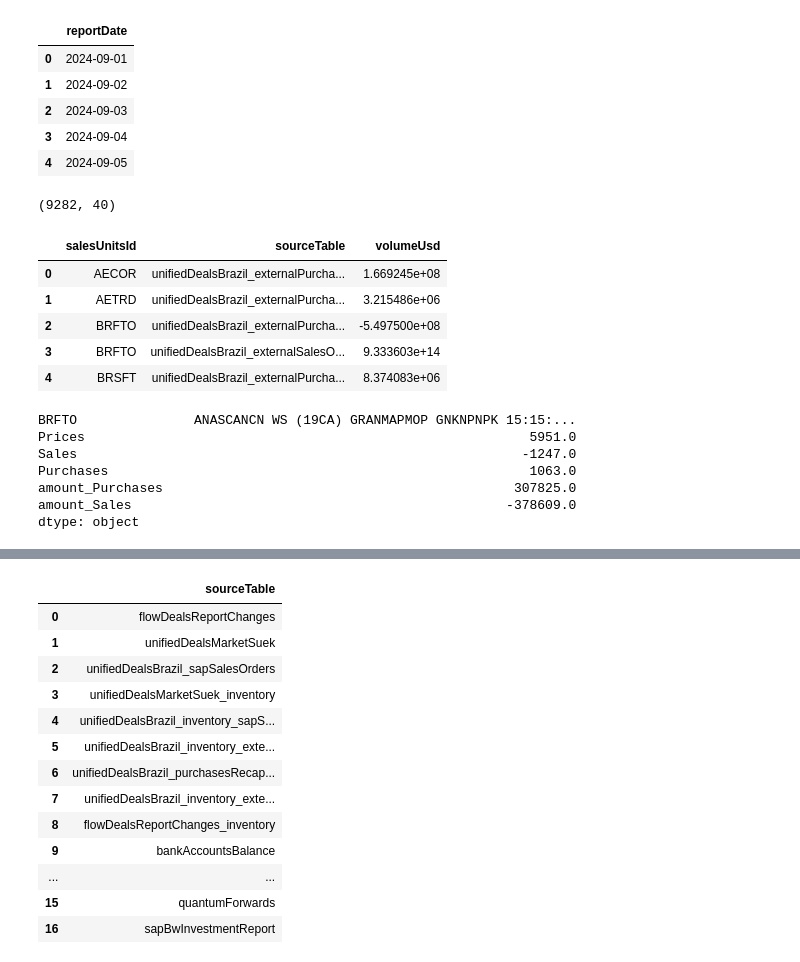
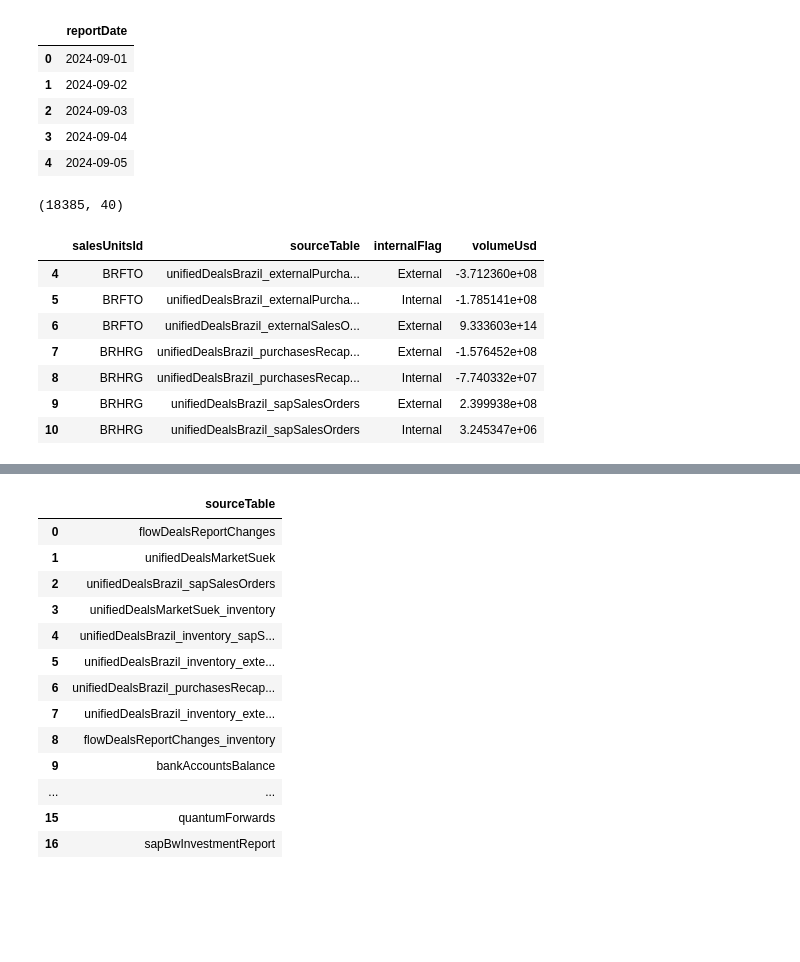
Before and after one commit to Lirollel/Work_AIM_Jupyter-Python-Pandas, a Jupyter notebook: OCP/Testing_bd/Deals/Deals_vs_unifiedOCP_Brazil_report.ipynb, the cells around one changed output, grey strips where cells are left out. Drawn from its saved outputs; the diff is of its cells as text; code cells hidden in the pictures; blank space fills up the shorter version.

```diff
--- a/OCP/Testing_bd/Deals/Deals_vs_unifiedOCP_Brazil_report.ipynb
+++ b/OCP/Testing_bd/Deals/Deals_vs_unifiedOCP_Brazil_report.ipynb
@@ -19,23 +21,28 @@ days.head(5)
 # %%
 query = f"""select *
 from "RISKACCESS"."unifiedOcp"
-where "sourceTable" in ('unifiedDealsBrazil_externalPurchasesRecap','unifiedDealsBrazil_externalSalesOrders')
+where "sourceTable" in ('unifiedDealsBrazil_externalPurchasesRecap', 'unifiedDealsBrazil_externalSalesOrders','unifiedDealsBrazil_purchasesRecapBRHRG','unifiedDealsBrazil_sapSalesOrders')
 and "reportDate" = TO_DATE('{days.iloc[0,:].astype(str).item()}', 'YYYY-MM-DD')
 --fetch first 10 rows only"""
 data_OCP_export = export_from_RISKCUSTOM(query)
 data_OCP_export.shape
 # %% [output]
-(9282, 40)
+(18385, 40)
-# %%
-# effectiveCurrency,volumeEffectiveCurrency
-data_OCP_export.groupby(as_index=False, dropna=False, by=['salesUnitsId','sourceTable'])['volumeUsd'].agg('sum')
-# %% [output]
-|  | salesUnitsId | sourceTable | volumeUsd |
-| 0 | AECOR | unifiedDealsBrazil_externalPurcha... | 1.669245e+08 |
-| 1 | AETRD | unifiedDealsBrazil_externalPurcha... | 3.215486e+06 |
-| 2 | BRFTO | unifiedDealsBrazil_externalPurcha... | -5.497500e+08 |
-| 3 | BRFTO | unifiedDealsBrazil_externalSalesO... | 9.333603e+14 |
-| 4 | BRSFT | unifiedDealsBrazil_externalPurcha... | 8.374083e+06 |
+# %%
+data_group = data_OCP_export.groupby(as_index=False, dropna=False, by=['salesUnitsId','sourceTable','internalFlag'])['volumeUsd'].agg('sum')
+data_group = data_group[data_group.salesUnitsId.isin(['BRFTO','BRHRG'])]
+data_group
+# unifiedDealsBrazil_externalPurchasesRecap - сделки от FTO на покупку, если котрагент внутренний, то в таблицу идет еще и встречная сделка
+# сделки на покупку и продажу (на покупку с минусом - должны заплатить), sales - на продажу (ожидаем получить деньги)
+# %% [output]
+|  | salesUnitsId | sourceTable | internalFlag | volumeUsd |
+| 4 | BRFTO | unifiedDealsBrazil_externalPurcha... | External | -3.712360e+08 |
+| 5 | BRFTO | unifiedDealsBrazil_externalPurcha... | Internal | -1.785141e+08 |
+| 6 | BRFTO | unifiedDealsBrazil_externalSalesO... | External | 9.333603e+14 |
+| 7 | BRHRG | unifiedDealsBrazil_purchasesRecap... | External | -1.576452e+08 |
+| 8 | BRHRG | unifiedDealsBrazil_purchasesRecap... | Internal | -7.740332e+07 |
+| 9 | BRHRG | unifiedDealsBrazil_sapSalesOrders | External | 2.399938e+08 |
+| 10 | BRHRG | unifiedDealsBrazil_sapSalesOrders | Internal | 3.245347e+06 |
 # %%
 # FTO
 # Pur
@@ -95,14 +153,0 @@ data_merge = data_prices.merge(data_merge_BRFTO, how='outer', on='BRFTO')
-# %%
-# data_merge = data_merge.fillna(0)
-data_merge[['Prices','Sales','Purchases']] = data_merge[['Prices','Sales','Purchases']].astype(float)
-data_merge['amount_Purchases'] = data_merge.Prices * data_merge.Purchases
-data_merge['amount_Sales'] = data_merge.Prices * data_merge.Sales
-data_merge.sum()
-# %% [output]
-BRFTO               ANASCANCN WS (19CA) GRANMAPMOP GNKNPNPK 15:15:...
-Prices                                                         5951.0
-Sales                                                         -1247.0
-Purchases                                                      1063.0
-amount_Purchases                                             307825.0
-amount_Sales                                                -378609.0
-dtype: object
```
Also changed, not shown: parts of 11 cells of this notebook, 9 other files.
